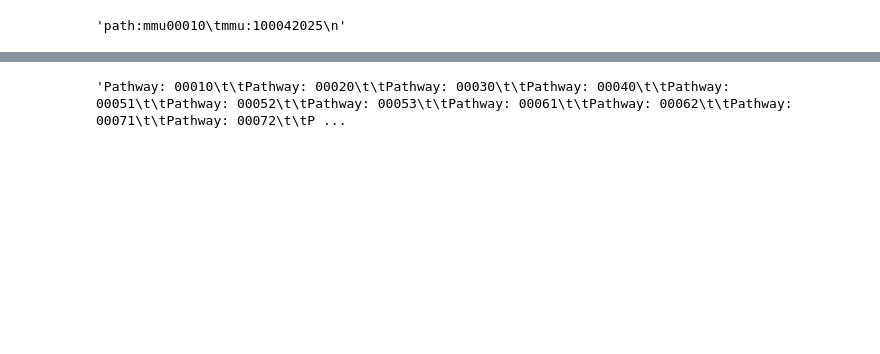
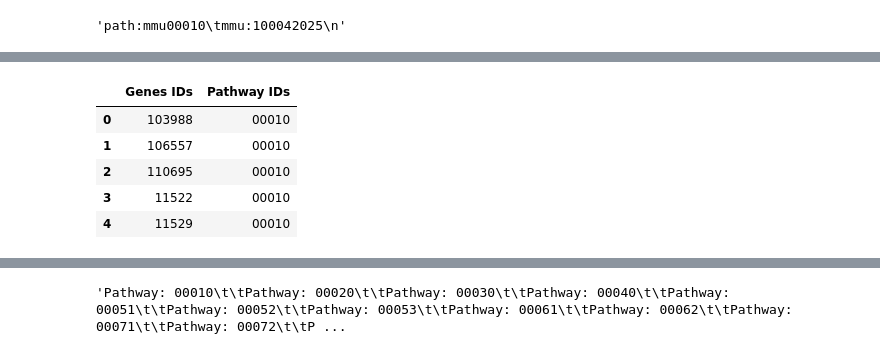
Before and after one commit to lucass122/Integrated_Bioinformatics, a Jupyter notebook: notebooks/DayY_Pathways.ipynb, the cells around one changed output, grey strips where cells are left out. Cells and saved outputs as stored; diff of their text form; code cells hidden in the pictures; blank space fills up the shorter version.

```diff
--- a/notebooks/DayY_Pathways.ipynb
+++ b/notebooks/DayY_Pathways.ipynb
@@ -43,14 +46,6 @@ def head(text, lines=10):
 mouse_pathways = REST.kegg_list("pathway", "mmu").read()
 # %%
 #mouse_pathways
-# %%
-pathways = []
-for line in mouse_pathways.rstrip().split("\n"):
-    entry, description = line.split("\t")
-    pathways.append(entry)
-# %%
-for pathway in pathways:
-    pathway_file = REST.kegg_get(pathway).read()
 # %%
 # Get the genes for pathways and add them to a list
 mouse_genes = []
@@ -95,5 +77,5 @@ Saving to: ‘/home/lucas/Documents/PIB/mmu_genes.txt’
 # %%
-file = open('/home/lucas/Documents/PIB/mmu_genes.txt','r')
+file = open('mmu_genes.txt','r')
 # %%
 text = file.readlines()
 # %%
@@ -118,5 +120,14 @@ file.close()
 # %%
 data = pd.DataFrame({'Pathway IDs':pathways,"Genes IDs ":genes})
+# %%
+data.head()
+# %% [output]
+|  | Genes IDs | Pathway IDs |
+| 0 | 103988 | 00010 |
+| 1 | 106557 | 00010 |
+| 2 | 110695 | 00010 |
+| 3 | 11522 | 00010 |
+| 4 | 11529 | 00010 |
 # %%
 dictionary = dict()
 # %%
```
Also changed, not shown: parts of 13 cells of this notebook, 10 other files.
